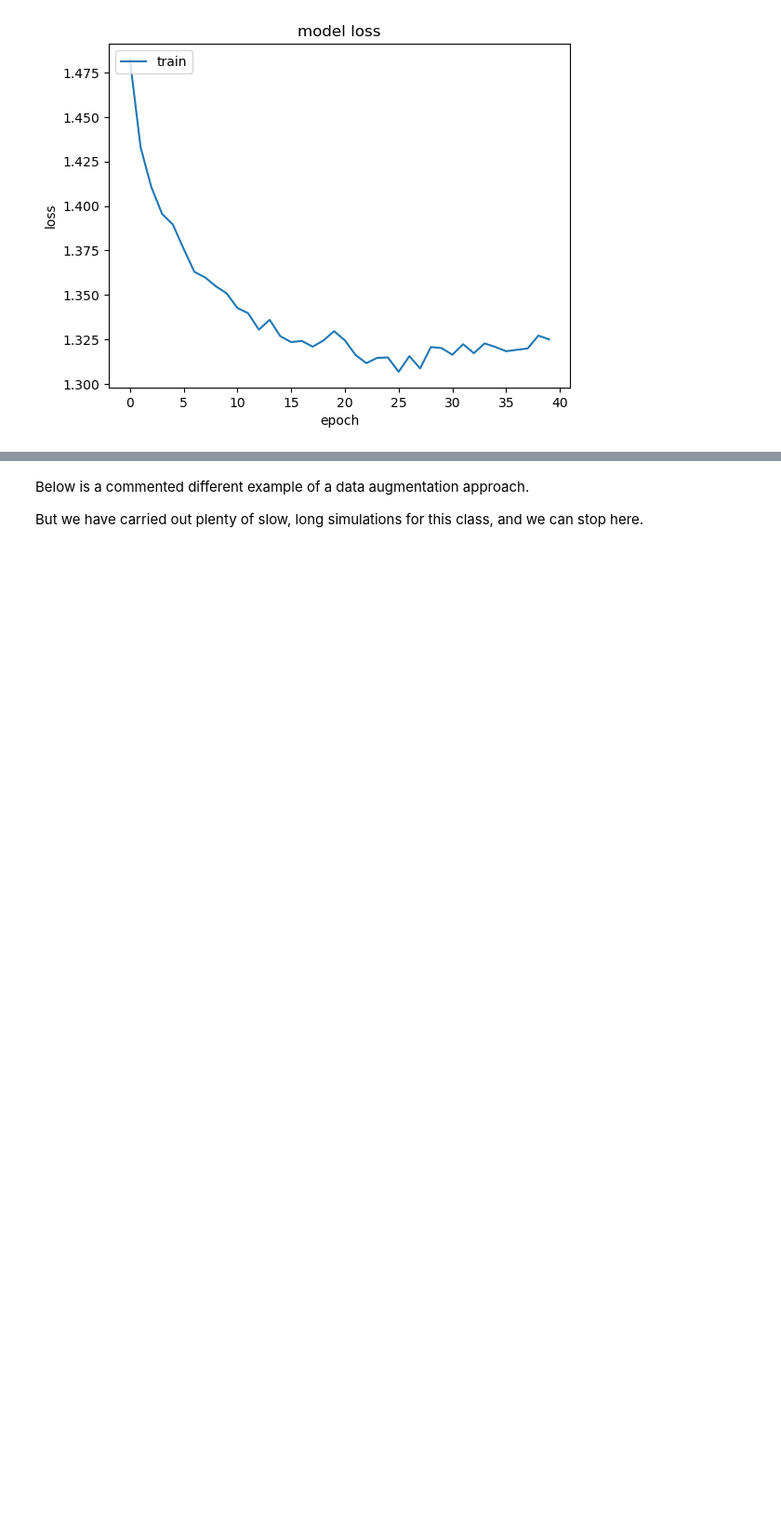
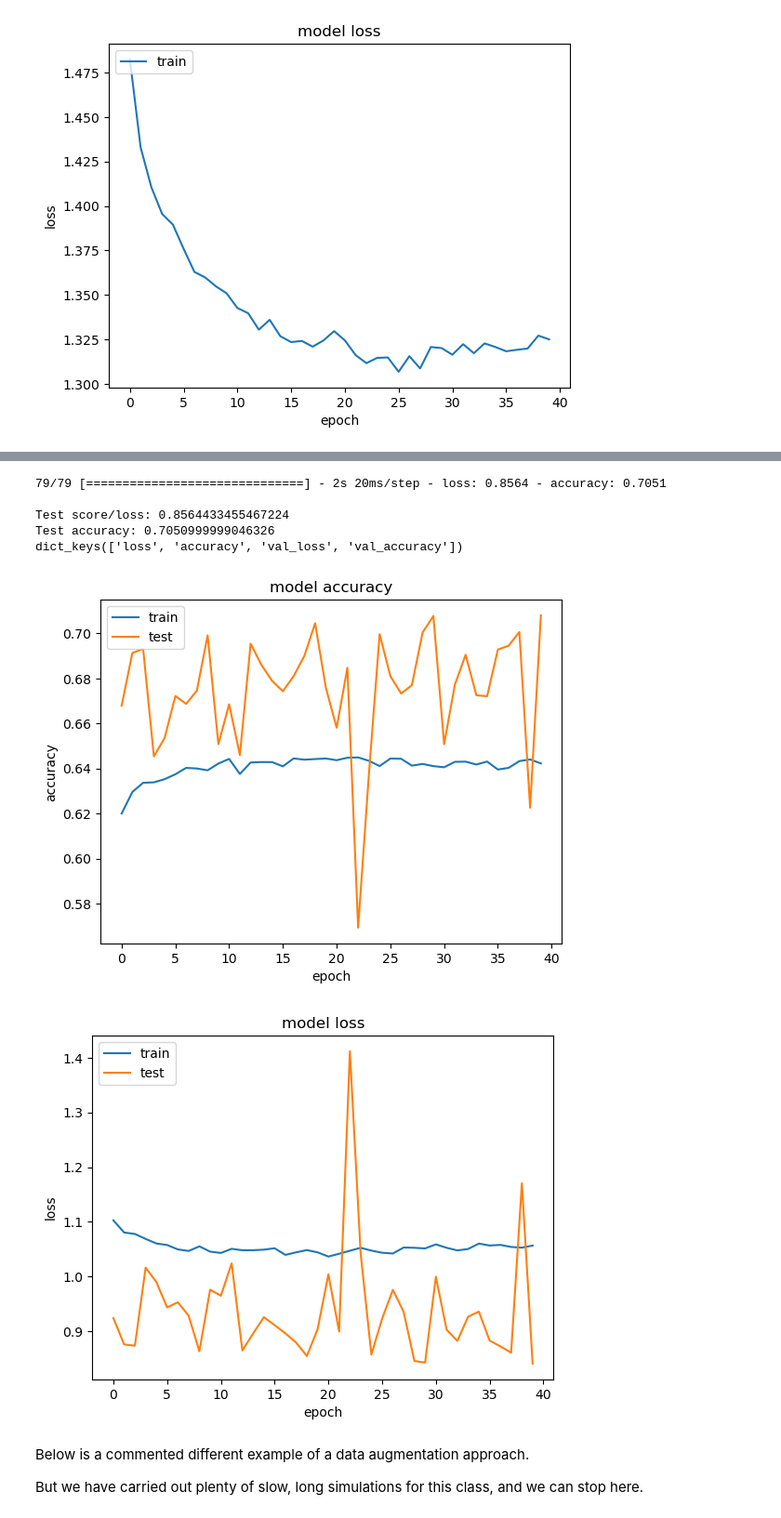
Before and after one commit to mm849/Computer-Vision-Classification, a Jupyter notebook: notebooks/DATA70132_Lab6b_Keras_CNN_CIFAR_2023.ipynb, the cells around one changed output, grey strips where cells are left out. Shown at 93% size. Drawn from its saved outputs; the diff is of its cells as text; code cells hidden in the pictures; blank space fills up the shorter version.

Commit message:
add validation plot in augmentation part

```diff
--- a/notebooks/DATA70132_Lab6b_Keras_CNN_CIFAR_2023.ipynb
+++ b/notebooks/DATA70132_Lab6b_Keras_CNN_CIFAR_2023.ipynb
@@ -503,3 +503,16 @@ Test accuracy: 0.5841000080108643
 dict_keys(['loss', 'accuracy'])
 [figure]
 [figure]
+# %%
+# want to add val plot
+from sklearn.model_selection import train_test_split
+
+# Split the data into training and validation sets
+X_train, X_val, Y_train, Y_val = train_test_split(input_X_train, output_Y_train, test_size=VALIDATION_SPLIT, random_state=42)
+
+# Train the model using data augmentation and validation data
+history = model.fit_generator(datagen.flow(X_train, Y_train, batch_size=BATCH_SIZE),
+                              steps_per_epoch=X_train.shape[0]//BATCH_SIZE,
+                              epochs=N_EPOCH,
+                              verbose=VERBOSE,
+                              validation_data=(X_val, Y_val))
@@ -506,3 +537,39 @@ dict_keys(['loss', 'accuracy'])
+# %%
+# Plot with validation data
+#Testing
+score = model.evaluate(input_X_test, output_Y_test, batch_size=BATCH_SIZE, verbose=VERBOSE)
+print("\nTest score/loss:", score[0])
+print('Test accuracy:', score[1])
+
+# list all data in history
+print(history.history.keys())
+
+# summarize history for accuracy
+#plt.plot(mo)
+plt.plot(history.history['accuracy'])
+plt.plot(history.history['val_accuracy'])
+plt.title('model accuracy')
+plt.ylabel('accuracy')
+plt.xlabel('epoch')
+plt.legend(['train', 'test'], loc='upper left')
+plt.show()
+
+# summarize history for loss
+plt.plot(history.history['loss'])
+plt.plot(history.history['val_loss'])
+plt.title('model loss')
+plt.ylabel('loss')
+plt.xlabel('epoch')
+plt.legend(['train', 'test'], loc='upper left')
+plt.show()
+# %% [output]
+79/79 [==============================] - 2s 20ms/step - loss: 0.8564 - accuracy: 0.7051
+
+Test score/loss: 0.8564433455467224
+Test accuracy: 0.7050999999046326
+dict_keys(['loss', 'accuracy', 'val_loss', 'val_accuracy'])
+[figure, added]
+[figure, added]
 # %% [markdown]
 Below is a commented different example of a data augmentation approach.
 
```
Also changed, not shown: parts of 1 cell of this notebook.
